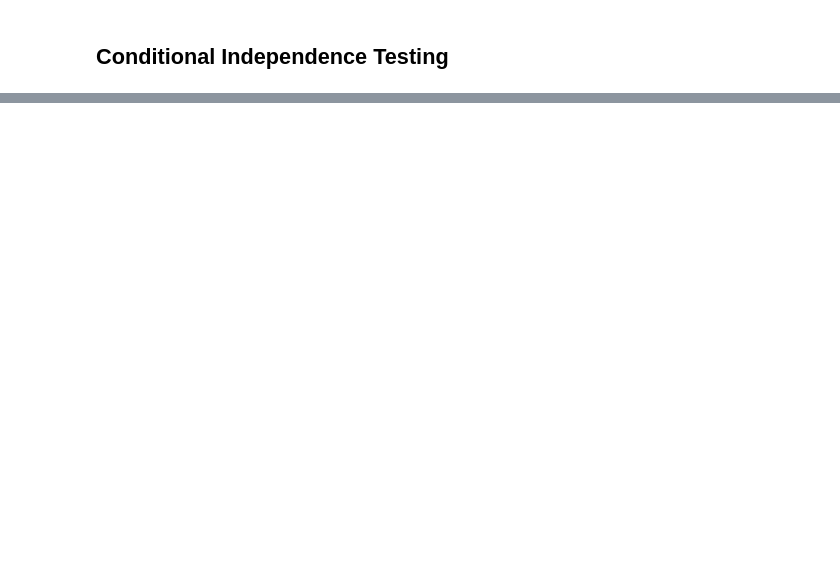
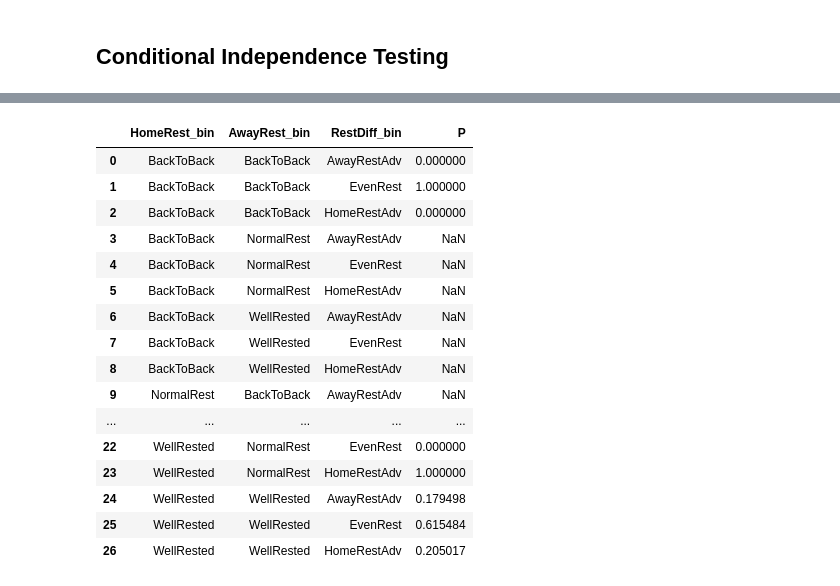
Before and after one commit to leowiemelt/NBA-Bayes-Net, a Jupyter notebook: nbamodel.ipynb, the cells around one changed output, grey strips where cells are left out. Cells and saved outputs as stored; diff of their text form; code cells hidden in the pictures; blank space fills up the shorter version.

```diff
--- a/nbamodel.ipynb
+++ b/nbamodel.ipynb
@@ -214,0 +330,20 @@ games.iloc[500:510, 20:40]
+# %%
+cpt_rest_diff.sort_values(["HomeRest_bin", "AwayRest_bin", "RestDiff_bin"])
+# %% [output]
+|  | HomeRest_bin | AwayRest_bin | RestDiff_bin | P |
+| 0 | BackToBack | BackToBack | AwayRestAdv | 0.000000 |
+| 1 | BackToBack | BackToBack | EvenRest | 1.000000 |
+| 2 | BackToBack | BackToBack | HomeRestAdv | 0.000000 |
+| 3 | BackToBack | NormalRest | AwayRestAdv | NaN |
+| 4 | BackToBack | NormalRest | EvenRest | NaN |
+| 5 | BackToBack | NormalRest | HomeRestAdv | NaN |
+| 6 | BackToBack | WellRested | AwayRestAdv | NaN |
+| 7 | BackToBack | WellRested | EvenRest | NaN |
+| 8 | BackToBack | WellRested | HomeRestAdv | NaN |
+| 9 | NormalRest | BackToBack | AwayRestAdv | NaN |
+| ... | ... | ... | ... | ... |
+| 22 | WellRested | NormalRest | EvenRest | 0.000000 |
+| 23 | WellRested | NormalRest | HomeRestAdv | 1.000000 |
+| 24 | WellRested | WellRested | AwayRestAdv | 0.179498 |
+| 25 | WellRested | WellRested | EvenRest | 0.615484 |
+| 26 | WellRested | WellRested | HomeRestAdv | 0.205017 |
```
Also changed, not shown: parts of 33 cells of this notebook, 1 other file.
